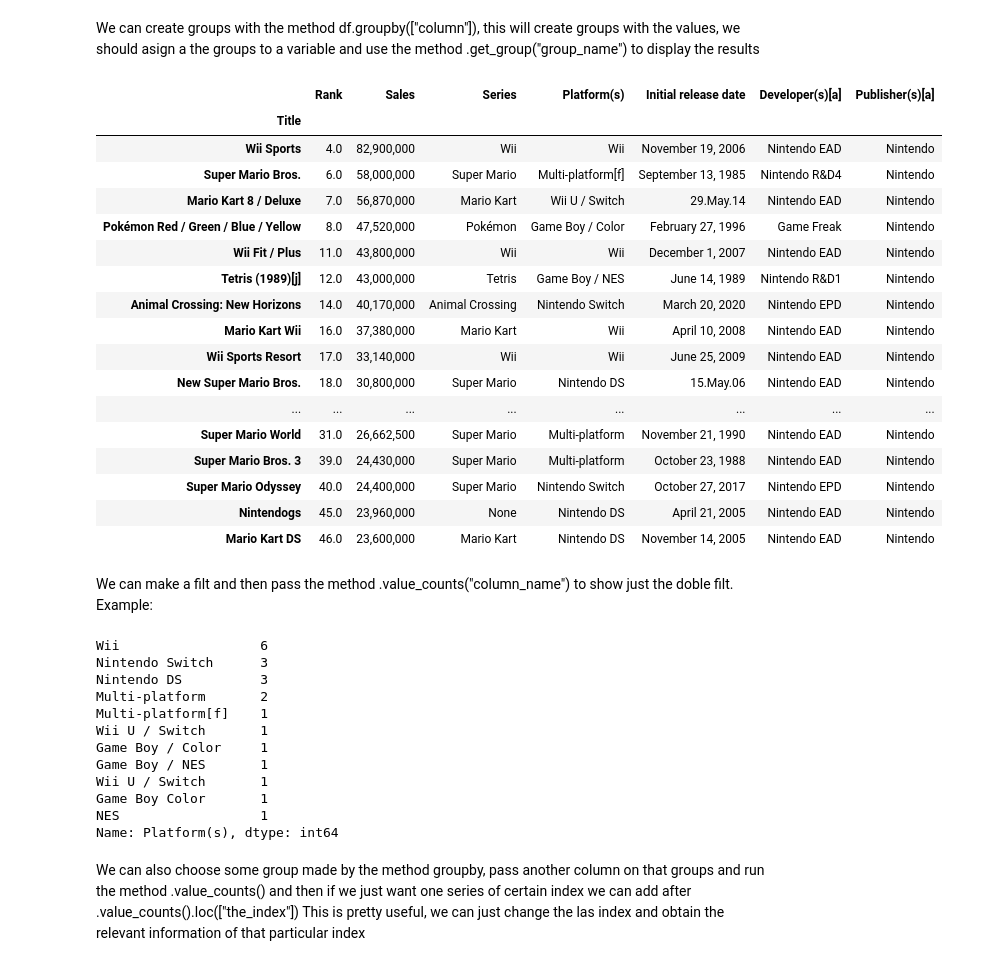
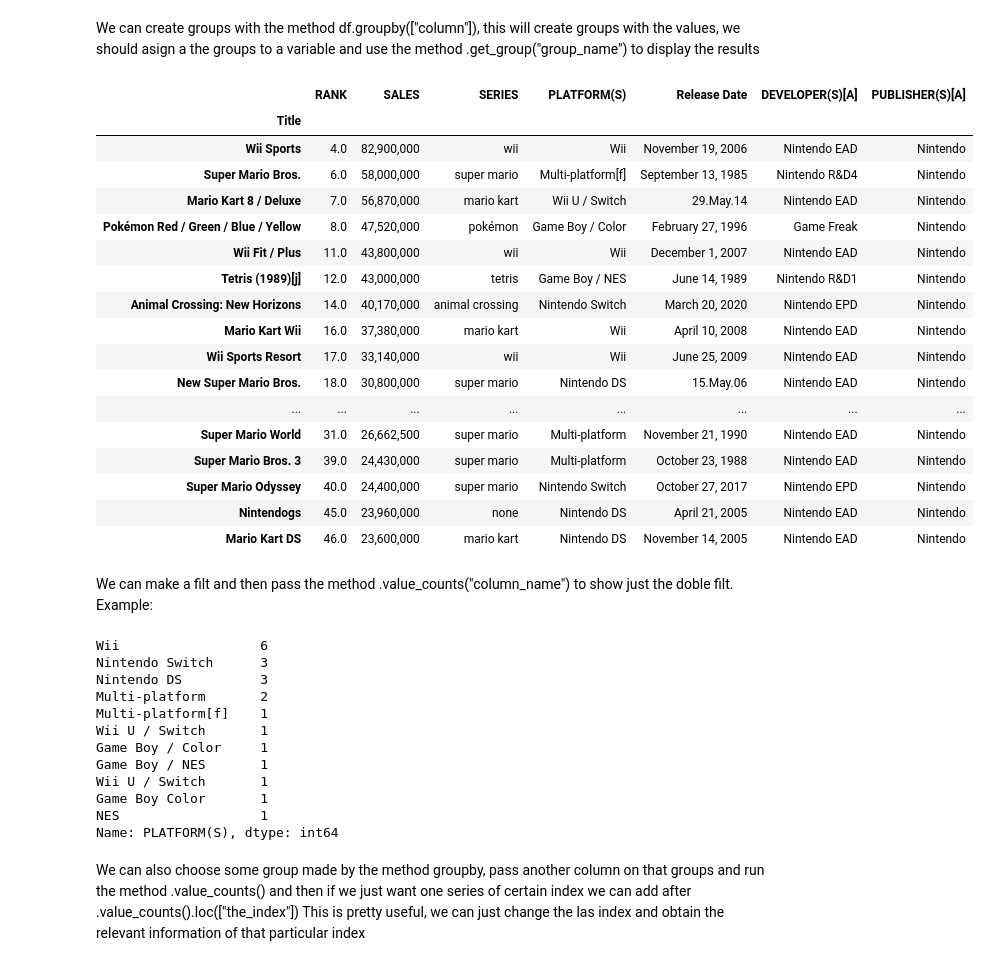
Before and after one commit to Sua95/pandas_project, a Jupyter notebook: pandas_demo.ipynb, the cells around one changed output. Saved outputs shown, nothing was run; the diff lists cells and outputs as text; code cells hidden in the pictures.

Commit message:
how to make groups

```diff
--- a/pandas_demo.ipynb
+++ b/pandas_demo.ipynb
@@ -212,3 +204,3 @@ df
 # %%
-df.loc[2, ["Game", "DEVELOPER(S)[A]"]] = ["Tetris", "EA"]
+new_df_tetris = df.loc["Minecraft", ["SALES", "PUBLISHER(S)[A]"]] = ["238000000", "Mojang"]
 df
@@ -227,9 +257,7 @@ TO APPLY SOME FUNCTION TO ALL THE COLUMNS AND ROWS WE CAN DO IT BY TYPING THE ME
 import math
 
 def to_lower(series):
-    return series.lower()
+    return series.int()
 
-df["PLATFORM(S)"] = df["PLATFORM(S)"].apply(to_lower)
-
-df["RANK"] = df["RANK"].apply(lambda x: math.floor(x))
+df["RANK"] = df["RANK"].apply(lambda x: int(x))
 # %% [output]
@@ -313,33 +325,33 @@ Name: Publisher(s)[a], dtype: int64
 # %% [markdown]
 We can create groups with the method df.groupby(["column"]), this will create groups with the values, we should asign a the groups to a variable and use the method .get_group("group_name") to display the results
 # %%
-publisher_group = df.groupby(["Publisher(s)[a]"])
-df_platfoms_group.get_group("Nintendo")
+publisher_group = df.groupby(["PUBLISHER(S)[A]"])
+publisher_group.get_group("Nintendo")
 # %% [output]
-|  | Rank | Sales | Series | Platform(s) | Initial release date | Developer(s)[a] | Publisher(s)[a] |
+|  | RANK | SALES | SERIES | PLATFORM(S) | Release Date | DEVELOPER(S)[A] | PUBLISHER(S)[A] |
 | Title |  |  |  |  |  |  |  |
-| Wii Sports | 4.0 | 82,900,000 | Wii | Wii | November 19, 2006 | Nintendo EAD | Nintendo |
-| Super Mario Bros. | 6.0 | 58,000,000 | Super Mario | Multi-platform[f] | September 13, 1985 | Nintendo R&D4 | Nintendo |
-| Mario Kart 8 / Deluxe | 7.0 | 56,870,000 | Mario Kart | Wii U / Switch | 29.May.14 | Nintendo EAD | Nintendo |
-| Pokémon Red / Green / Blue / Yellow | 8.0 | 47,520,000 | Pokémon | Game Boy / Color | February 27, 1996 | Game Freak | Nintendo |
-| Wii Fit / Plus | 11.0 | 43,800,000 | Wii | Wii | December 1, 2007 | Nintendo EAD | Nintendo |
-| Tetris (1989)[j] | 12.0 | 43,000,000 | Tetris | Game Boy / NES | June 14, 1989 | Nintendo R&D1 | Nintendo |
-| Animal Crossing: New Horizons | 14.0 | 40,170,000 | Animal Crossing | Nintendo Switch | March 20, 2020 | Nintendo EPD | Nintendo |
-| Mario Kart Wii | 16.0 | 37,380,000 | Mario Kart | Wii | April 10, 2008 | Nintendo EAD | Nintendo |
-| Wii Sports Resort | 17.0 | 33,140,000 | Wii | Wii | June 25, 2009 | Nintendo EAD | Nintendo |
-| New Super Mario Bros. | 18.0 | 30,800,000 | Super Mario | Nintendo DS | 15.May.06 | Nintendo EAD | Nintendo |
+| Wii Sports | 4.0 | 82,900,000 | wii | Wii | November 19, 2006 | Nintendo EAD | Nintendo |
+| Super Mario Bros. | 6.0 | 58,000,000 | super mario | Multi-platform[f] | September 13, 1985 | Nintendo R&D4 | Nintendo |
+| Mario Kart 8 / Deluxe | 7.0 | 56,870,000 | mario kart | Wii U / Switch | 29.May.14 | Nintendo EAD | Nintendo |
+| Pokémon Red / Green / Blue / Yellow | 8.0 | 47,520,000 | pokémon | Game Boy / Color | February 27, 1996 | Game Freak | Nintendo |
+| Wii Fit / Plus | 11.0 | 43,800,000 | wii | Wii | December 1, 2007 | Nintendo EAD | Nintendo |
+| Tetris (1989)[j] | 12.0 | 43,000,000 | tetris | Game Boy / NES | June 14, 1989 | Nintendo R&D1 | Nintendo |
+| Animal Crossing: New Horizons | 14.0 | 40,170,000 | animal crossing | Nintendo Switch | March 20, 2020 | Nintendo EPD | Nintendo |
+| Mario Kart Wii | 16.0 | 37,380,000 | mario kart | Wii | April 10, 2008 | Nintendo EAD | Nintendo |
+| Wii Sports Resort | 17.0 | 33,140,000 | wii | Wii | June 25, 2009 | Nintendo EAD | Nintendo |
+| New Super Mario Bros. | 18.0 | 30,800,000 | super mario | Nintendo DS | 15.May.06 | Nintendo EAD | Nintendo |
 | ... | ... | ... | ... | ... | ... | ... | ... |
-| Super Mario World | 31.0 | 26,662,500 | Super Mario | Multi-platform | November 21, 1990 | Nintendo EAD | Nintendo |
-| Super Mario Bros. 3 | 39.0 | 24,430,000 | Super Mario | Multi-platform | October 23, 1988 | Nintendo EAD | Nintendo |
-| Super Mario Odyssey | 40.0 | 24,400,000 | Super Mario | Nintendo Switch | October 27, 2017 | Nintendo EPD | Nintendo |
-| Nintendogs | 45.0 | 23,960,000 | None | Nintendo DS | April 21, 2005 | Nintendo EAD | Nintendo |
-| Mario Kart DS | 46.0 | 23,600,000 | Mario Kart | Nintendo DS | November 14, 2005 | Nintendo EAD | Nintendo |
+| Super Mario World | 31.0 | 26,662,500 | super mario | Multi-platform | November 21, 1990 | Nintendo EAD | Nintendo |
+| Super Mario Bros. 3 | 39.0 | 24,430,000 | super mario | Multi-platform | October 23, 1988 | Nintendo EAD | Nintendo |
+| Super Mario Odyssey | 40.0 | 24,400,000 | super mario | Nintendo Switch | October 27, 2017 | Nintendo EPD | Nintendo |
+| Nintendogs | 45.0 | 23,960,000 | none | Nintendo DS | April 21, 2005 | Nintendo EAD | Nintendo |
+| Mario Kart DS | 46.0 | 23,600,000 | mario kart | Nintendo DS | November 14, 2005 | Nintendo EAD | Nintendo |
 # %% [markdown]
 We can make a filt and then pass the method .value_counts("column_name") to show just the doble filt.
 Example:
 # %%
-companies = df["Publisher(s)[a]"] == 'Nintendo'
-df.loc[companies]["Platform(s)"].value_counts()
+nint = df["PUBLISHER(S)[A]"] == 'Nintendo'
+df.loc[nint]["PLATFORM(S)"].value_counts()
 # %% [output]
 Wii                  6
 Nintendo Switch      3
@@ -352,7 +364,7 @@ Game Boy / NES       1
 Wii U / Switch       1
 Game Boy Color       1
 NES                  1
-Name: Platform(s), dtype: int64
+Name: PLATFORM(S), dtype: int64
 # %% [markdown]
 We can also choose some group made by the method groupby, pass another column on that groups and run the method .value_counts()
 and then if we just want one series of certain index we can add after .value_counts().loc(["the_index"]) This is pretty useful, we can just change the las index and obtain the relevant information of that particular index
```
Also changed, not shown: parts of 16 cells of this notebook.
